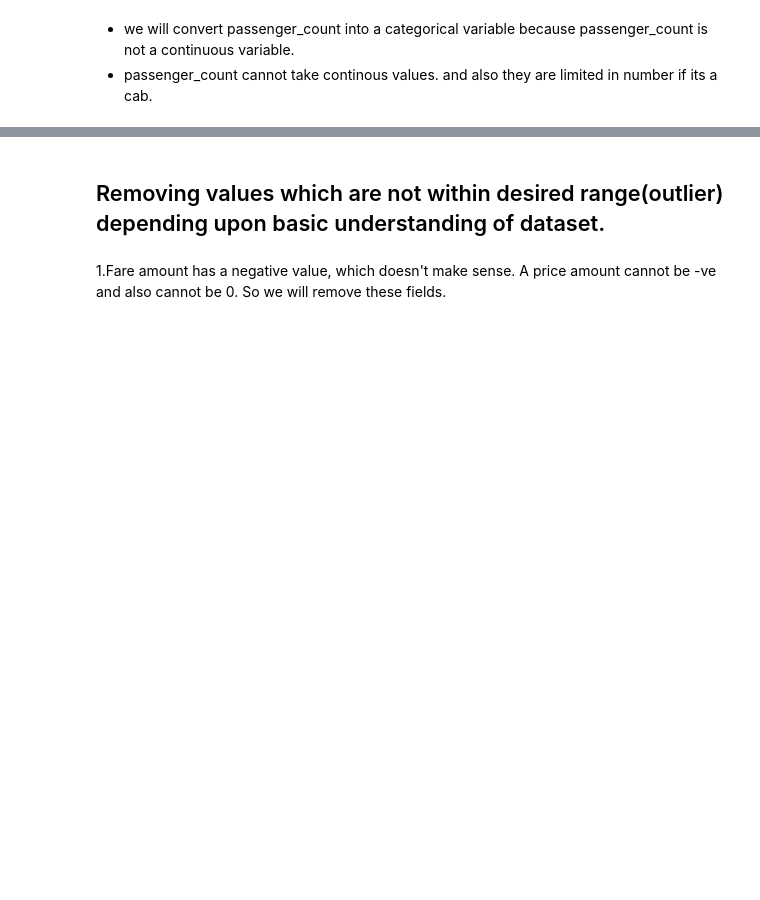
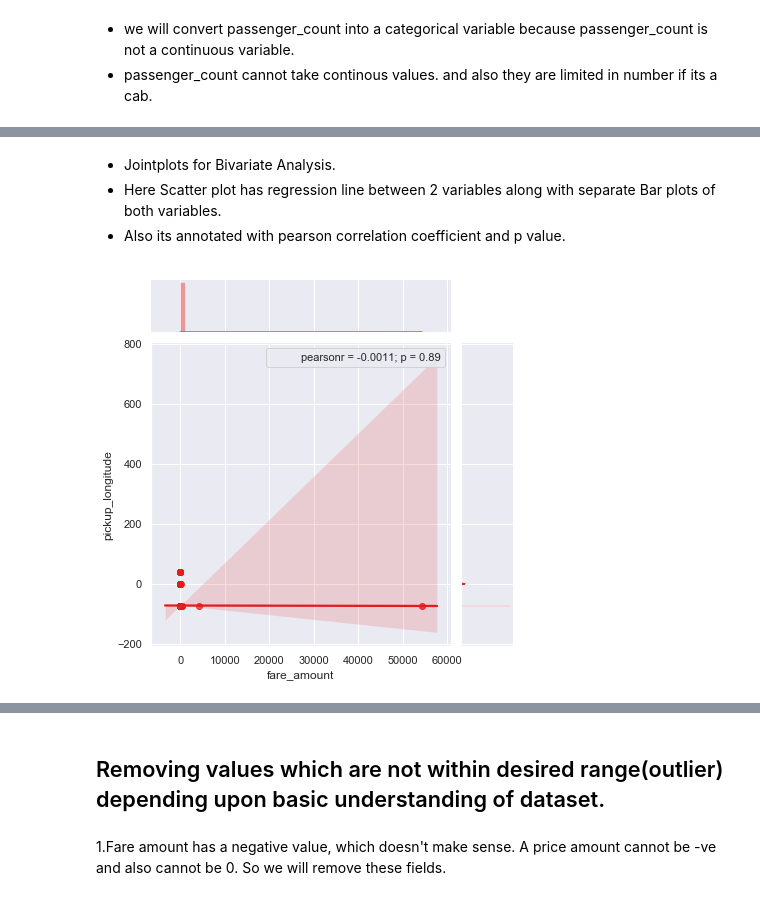
Before and after one commit to Akshaypatil7/Cab-Fare-Prediction, a Jupyter notebook: Cab Fare Prediction Using Python.ipynb, the cells around one changed output, grey strips where cells are left out. Cells and saved outputs as stored; diff of their text form; code cells hidden in the pictures; blank space fills up the shorter version.

```diff
--- a/Cab Fare Prediction Using Python.ipynb
+++ b/Cab Fare Prediction Using Python.ipynb
@@ -140,0 +176,11 @@ There are lots of missing values and outliers so it is difficult to visualize da
+# %% [markdown]
+-  Jointplots for Bivariate Analysis.
+-  Here Scatter plot has regression line between 2 variables along with separate Bar plots of both variables.
+-  Also its annotated with pearson correlation coefficient and p value.
+# %%
+_ = sns.jointplot(x='fare_amount',y='pickup_longitude',data=train,kind = 'reg')
+_.annotate(stats.pearsonr)
+# plt.savefig('jointfplo.png')
+plt.show()
+# %% [output]
+[figure, added]
```
Also changed, not shown: parts of 27 cells of this notebook.
